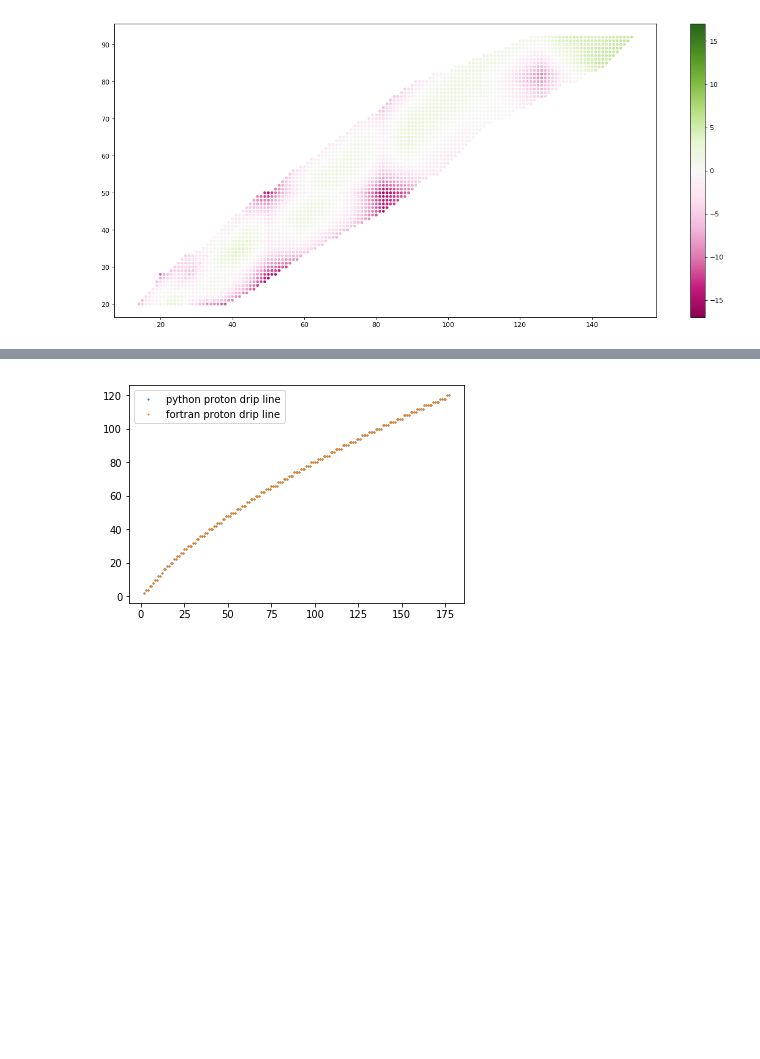
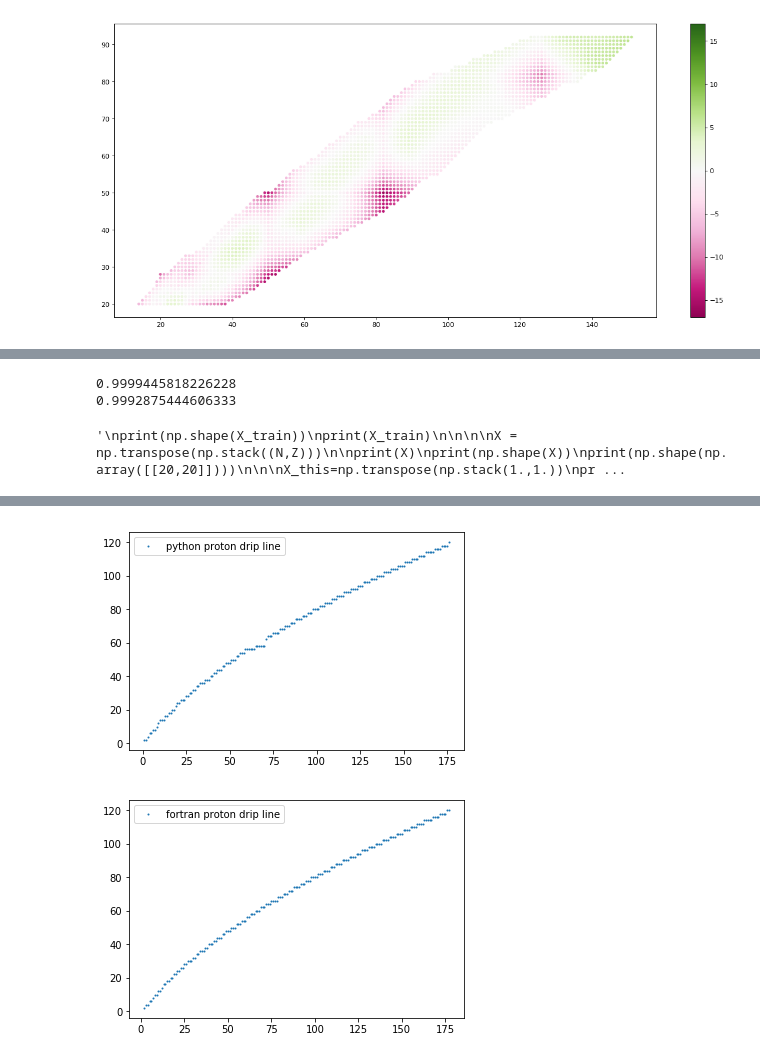
Before and after one commit to MAtthewCrow12/CrowleyDLP, a Jupyter notebook: train_test_split.ipynb, the cells around one changed output, grey strips where cells are left out. Saved outputs shown, nothing was run; the diff lists cells and outputs as text; code cells hidden in the pictures; blank space fills up the shorter version.

```diff
--- a/train_test_split.ipynb
+++ b/train_test_split.ipynb
@@ -437,0 +455,3 @@ plt.show()
+# %%
+# Instantiate model
+rf = RandomForestRegressor(n_estimators=1000)# , random_state=42)
@@ -489,3 +684,18 @@ plt.show()
+# %%
+# Instantiate model
+rf = RandomForestRegressor(n_estimators=1000)# , random_state=42)
+
+#Splitting data
+X_train, X_test, y_train, y_test = train_test_split(X, y, test_size =0.25, random_state=42 )
+
+#fitting the rf to the training values
+rf.fit(X_train, y_train);
+print(rf.score(X_train, y_train))
+print(rf.score(X_test, y_test))
+# %% [output]
+0.9999445818226228
+0.9992875444606333
+'\nprint(np.shape(X_train))\nprint(X_train)\n\n\n\nX = np.transpose(np.stack((N,Z)))\n\nprint(X)\nprint(np.shape(X))\nprint(np.shape(np.array([[20,20]])))\n\n\nX_this=np.transpose(np.stack(1.,1.))\npr ...
 # %%
 
 zdrip=[]
@@ -499,45 +709,43 @@ forzdrip = np.genfromtxt('zdrip.dat',usecols=1)
 forzdripndep = np.transpose(np.stack((forndep,forzdrip )))
 
 
-for n in range(1, 178):
+for n in range(1, 177):
+    print('n=', n)
     for z in range(initialz, finalz):
-        befirst=binde(z,n)
-        besecond=binde(z+1,n)
+
+        befirst=binde(z,n)   + rf.predict(   np.array(  [ [n,z  ] ]  )   )
+        besecond=binde(z+1,n)+ rf.predict(   np.array(  [ [n,z+1] ]  )   )
         separationE=besecond-befirst
 
-        #print('n: ', n, 'z:', z)
-        #print('initialz:', initialz)
-        #print('finalz:', finalz)
-        #print('first: ', befirst)
-        #print('second: ', besecond)
-        #print('separation: ', separationE, '\n')
-
-        if separationE<=0 and besecond>=0 and befirst>=0:
-
-            #print('IF STATEMENT ACTIVATED !!!!!!!!!!!')
+        print('    z=', z)
+        if separationE<=0: #and besecond>=0 and befirst>=0:
             ndep.append(n)
             zdrip.append(z)
-            finalz=z+10
+            finalz=z+20
             if z>=10:
                 initialz=z-10
             else:
                 initialz=0
             break
-
-
+    print('\n')
 
 
 
 zdripndep = np.transpose(np.stack((ndep,zdrip )))
+print(np.shape(zdripndep))
+print(np.shape(forzdripndep))
+diff=zdrip-forzdrip
+
+print(diff)
 
 
-difference=zdrip-forzdrip
-print(zdrip, '\n')
-print(forzdrip, '\n')
-print(difference)
-print(np.shape(difference))
 
 plt.plot(ndep,zdrip,'o',markersize=1,label='python proton drip line')
+#plt.plot(forndep, forzdrip,'o',markersize=1,label='fortran proton drip line')
+plt.legend()
+plt.show()
+
+#plt.plot(ndep,zdrip,'o',markersize=1,label='python proton drip line')
 plt.plot(forndep, forzdrip,'o',markersize=1,label='fortran proton drip line')
 plt.legend()
 plt.show()
@@ -562 +770,2 @@ plt.show()
-[figure, old version]
+[figure, new version]
+[figure, added]
```
Also changed, not shown: parts of 22 cells of this notebook.
